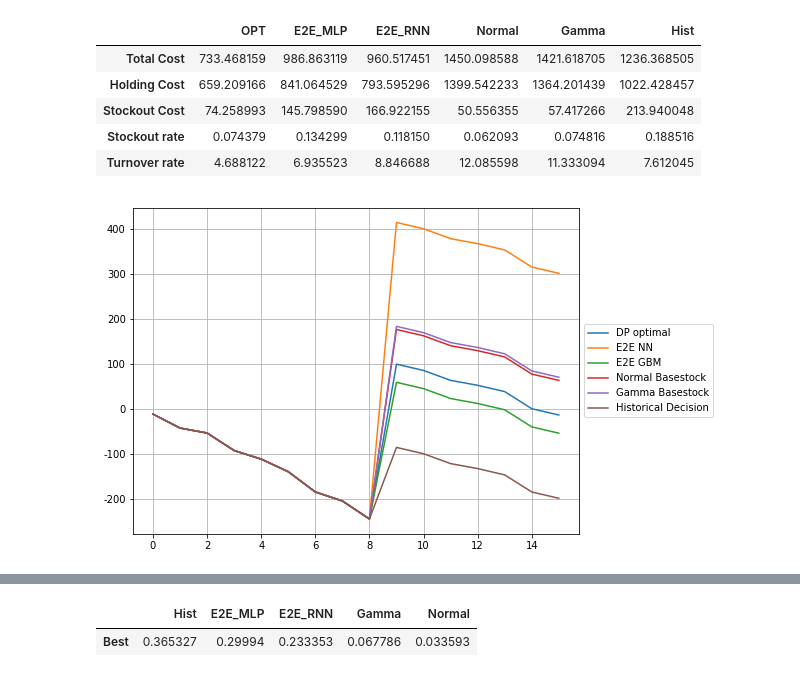
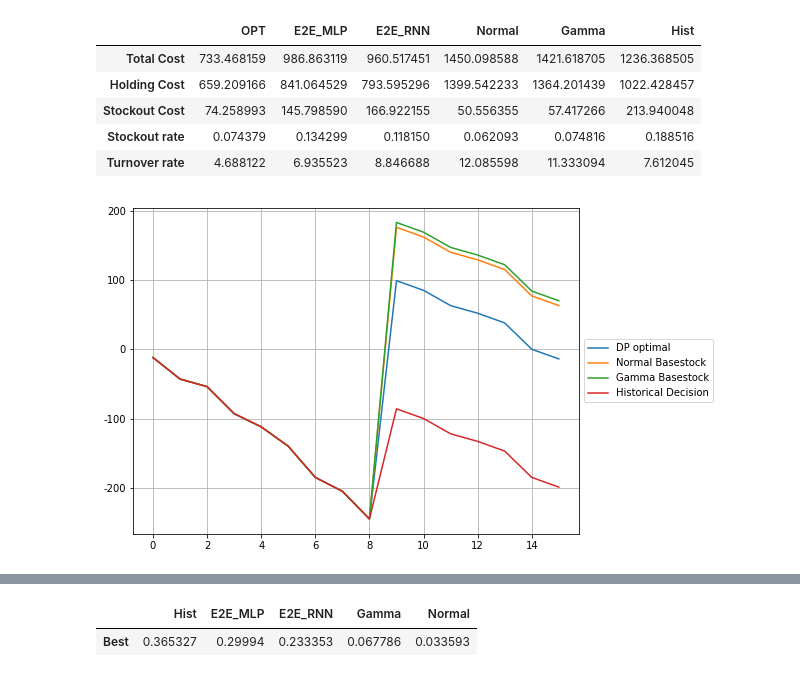
Before and after one commit to schemmy/e2e, a Jupyter notebook: construction/nn_v2.ipynb, the cells around one changed output, grey strips where cells are left out. Cells and saved outputs as stored; diff of their text form; code cells hidden in the pictures.

```diff
--- a/construction/nn_v2.ipynb
+++ b/construction/nn_v2.ipynb
@@ -536,8 +536,8 @@ o4['Hist_inv_f'], o4['Hist_inv'] = zip(*o4.apply(get_inv, name='actual_pur_qtty'
 o4['E2E_GBM_replen'] = (gbm_pred['E2E_GBM_pred'] - o4['initial_stock']).clip(0)
 o4['E2E_GBM_inv_f'], o4['E2E_GBM_inv'] = zip(*o4.apply(get_inv, name='E2E_GBM_replen',  axis=1))
 
-o4['E2E_NN_replen'] = (pred['E2E_NN_pred'] - o4['initial_stock']).clip(0)
-o4['E2E_NN_inv_f'], o4['E2E_NN_inv'] = zip(*o4.apply(get_inv, name='E2E_NN_replen', axis=1))
+# o4['E2E_NN_replen'] = (pred['E2E_NN_pred'] - o4['initial_stock']).clip(0)
+# o4['E2E_NN_inv_f'], o4['E2E_NN_inv'] = zip(*o4.apply(get_inv, name='E2E_NN_replen', axis=1))
 
 o4['E2E_MLP_replen'] = (pred_v5['E2E_MLP_pred'] - o4['initial_stock']).clip(0)
 o4['E2E_MLP_inv_f'], o4['E2E_MLP_inv'] = zip(*o4.apply(get_inv, name='E2E_MLP_replen', axis=1))
@@ -597,15 +597,15 @@ o4[['initial_stock']].to_csv('inv.csv')
 # %%
 tt = o4.iloc[6,:]
 fig, ax1 = plt.subplots(figsize=(8, 6))
 ax1.plot(tt['OPT_inv_f'], label = 'DP optimal')
-ax1.plot(tt['E2E_NN_inv_f'], label = 'E2E NN')
-ax1.plot(tt['E2E_GBM_inv_f'], label = 'E2E GBM')
+# ax1.plot(tt['E2E_NN_inv_f'], label = 'E2E NN')
+# ax1.plot(tt['E2E_GBM_inv_f'], label = 'E2E GBM')
 # ax1.plot(tt['EQ_inv_f'], label = 'Emperical Quantile')
 ax1.plot(tt['Normal_inv_f'], label = 'Normal Basestock')
 ax1.plot(tt['Gamma_inv_f'], label = 'Gamma Basestock')
 ax1.plot(tt['Hist_inv_f'], label = 'Historical Decision')
 ax1.legend(loc='center left', bbox_to_anchor=(1.0, 0.5))
 ax1.grid(True)
 # %% [output]
-[figure, old version]
+[figure, new version]
 # %%
```
Also changed, not shown: parts of 5 cells of this notebook, 2 other files.
